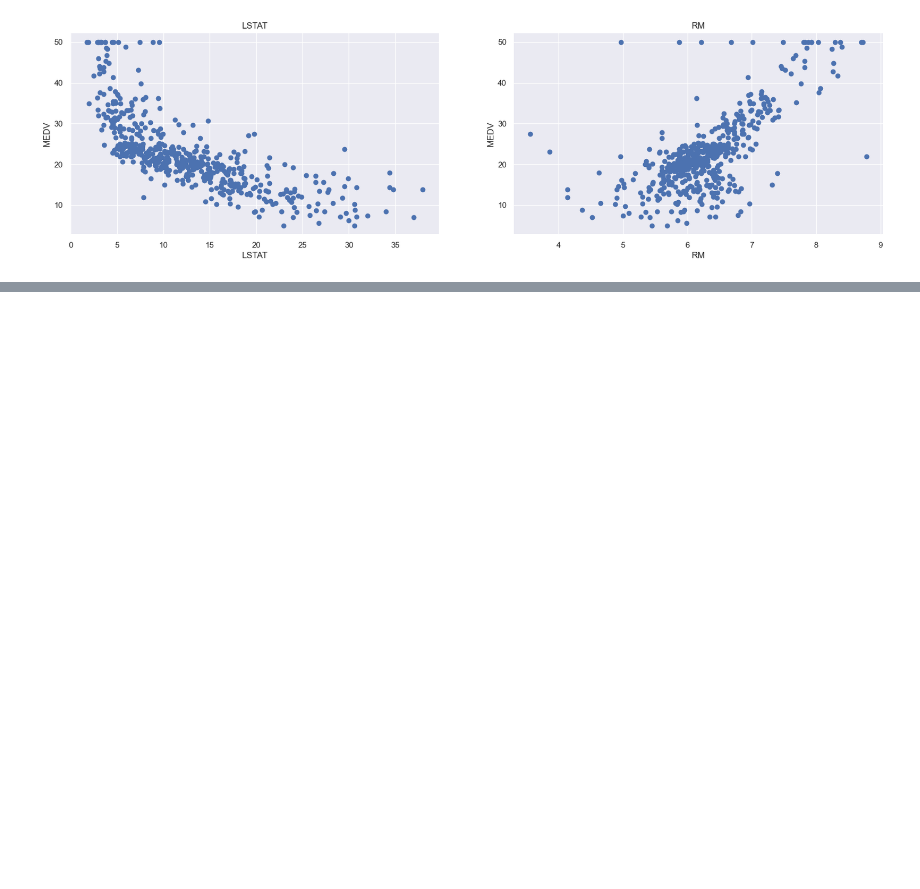
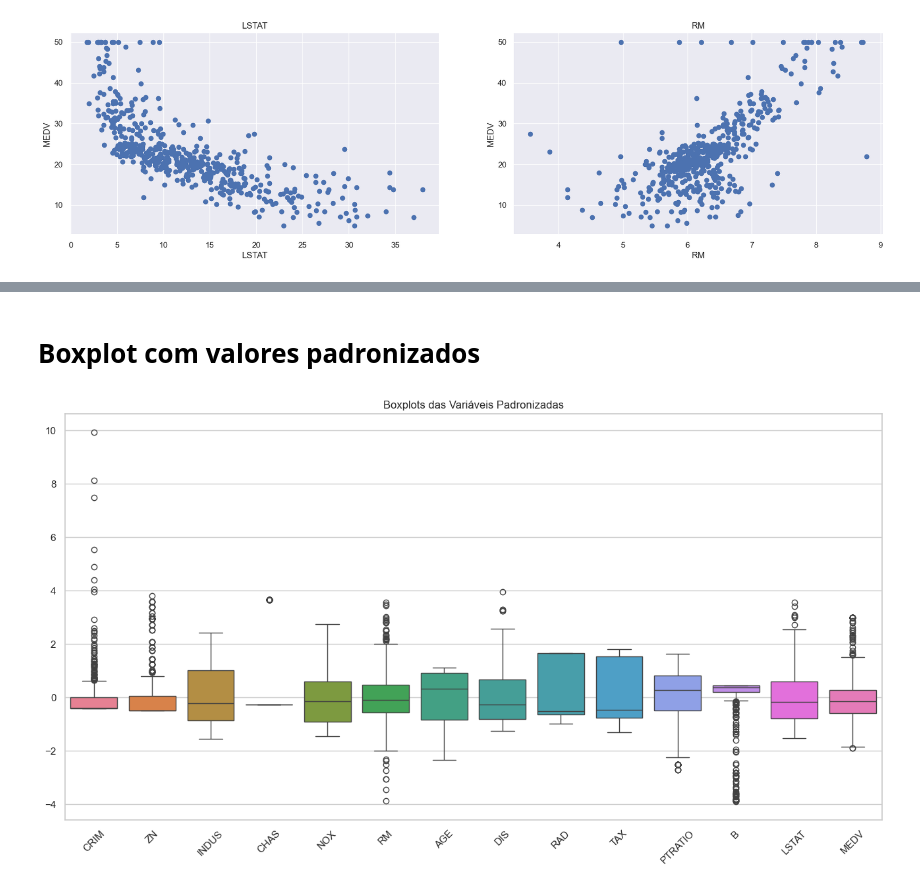
Before and after one commit to aSHUA0/Boston-Housing, a Jupyter notebook: boston-housing/notebooks/graphics.ipynb, the cells around one changed output, grey strips where cells are left out. Drawn from its saved outputs; the diff is of its cells as text; code cells hidden in the pictures; blank space fills up the shorter version.

```diff
--- a/boston-housing/notebooks/graphics.ipynb
+++ b/boston-housing/notebooks/graphics.ipynb
@@ -47,0 +65,18 @@ plt.show()
+# %% [markdown]
+# **Boxplot com valores padronizados**
+# %%
+from sklearn.preprocessing import StandardScaler
+
+scaler = StandardScaler()
+df_padronizado = pd.DataFrame(
+    scaler.fit_transform(housing),
+    columns=housing.columns
+)
+
+plt.figure(figsize=(16, 8))
+sns.boxplot(data=df_padronizado)
+plt.xticks(rotation=45)
+plt.title("Boxplots das Variáveis Padronizadas")
+plt.show()
+# %% [output]
+[figure, added]
```
Also changed, not shown: parts of 6 cells of this notebook, 3 other files.
